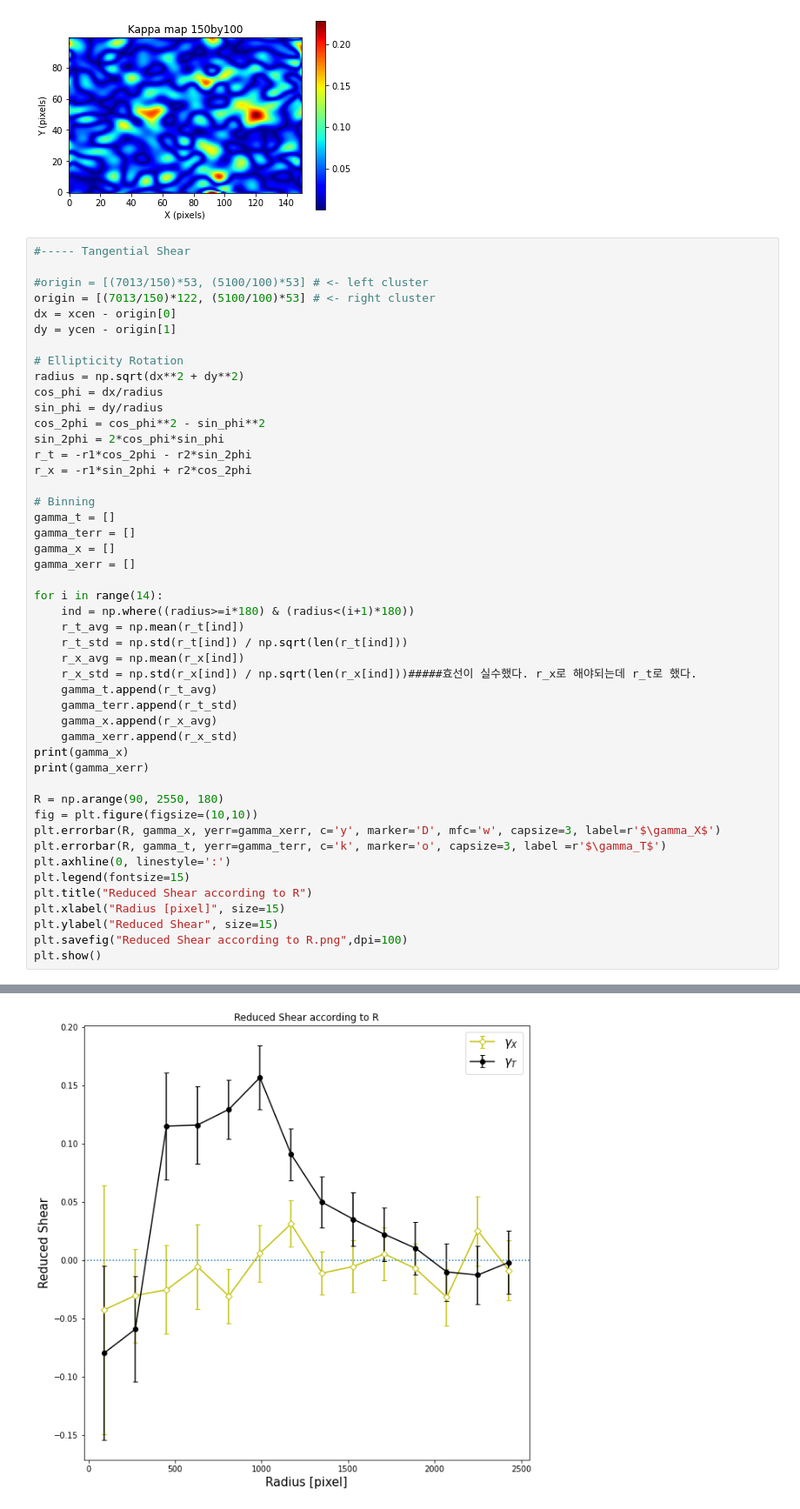
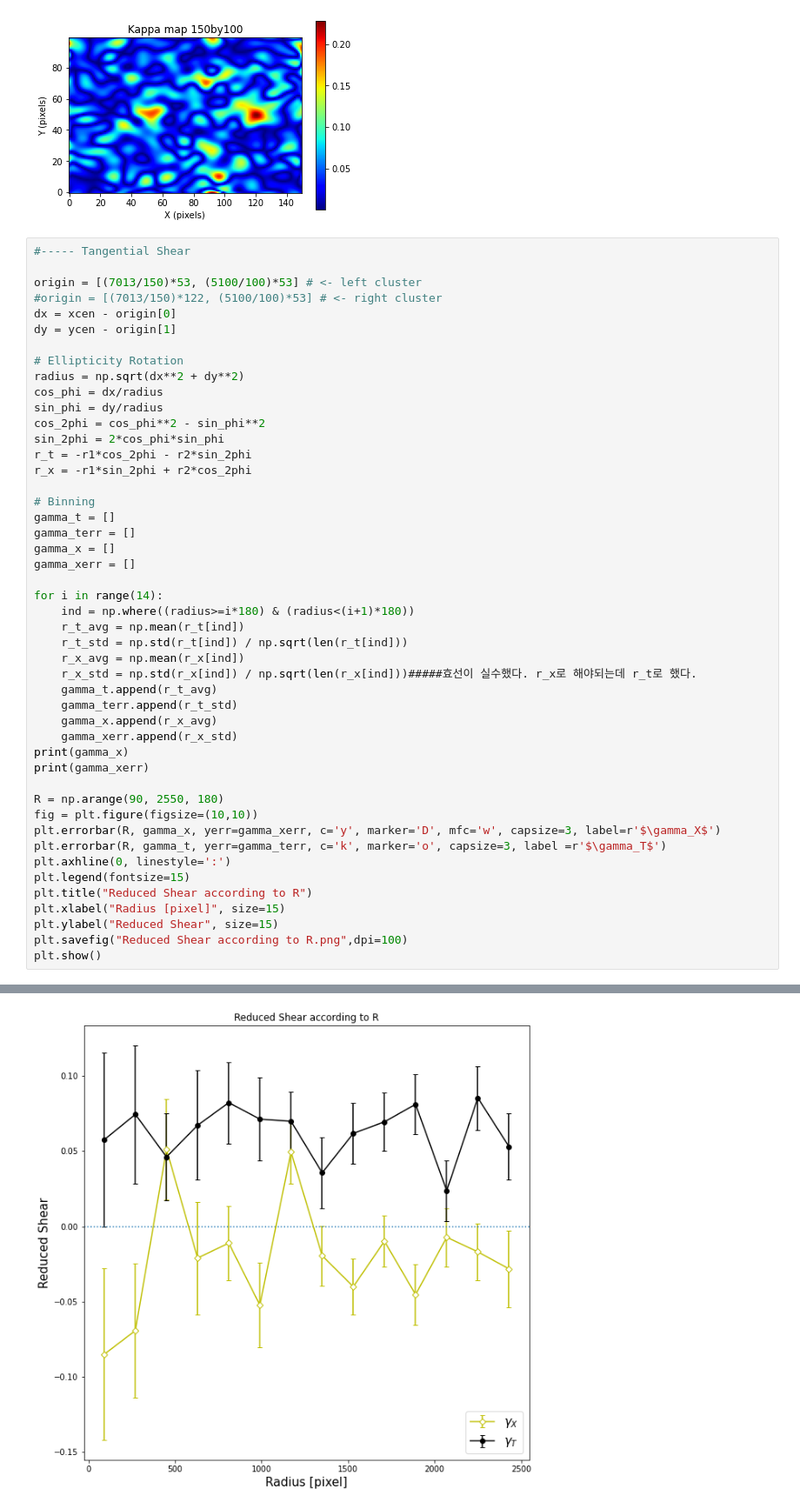
Before and after one commit to b0seong/Bullet_first-assignment_0106, a Jupyter notebook: ellip606dat파일로그린버전.ipynb, the cells around one changed output, grey strips where cells are left out. Shown: that part at 87% size. Cells and saved outputs as stored; diff of their text form.

```diff
--- a/ellip606dat파일로그린버전.ipynb
+++ b/ellip606dat파일로그린버전.ipynb
@@ -181,8 +178,8 @@ plt.show()
 # %%
 #----- Tangential Shear
 
-#origin = [(7013/150)*53, (5100/100)*53] # <- left cluster
-origin = [(7013/150)*122, (5100/100)*53] # <- right cluster
+origin = [(7013/150)*53, (5100/100)*53] # <- left cluster
+#origin = [(7013/150)*122, (5100/100)*53] # <- right cluster
 dx = xcen - origin[0]
 dy = ycen - origin[1]
 
@@ -231,4 +228,4 @@ plt.show()
-[figure, old version]
+[figure, new version]
 # %%
 #----- SIS fitting
 def SIS(x, r_E):
```
Also changed, not shown: parts of 4 cells of this notebook, 5 other files.
